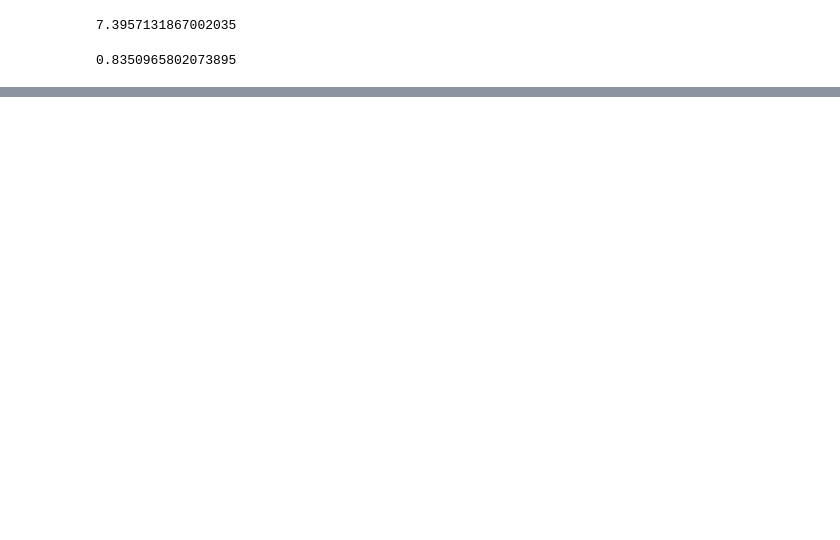
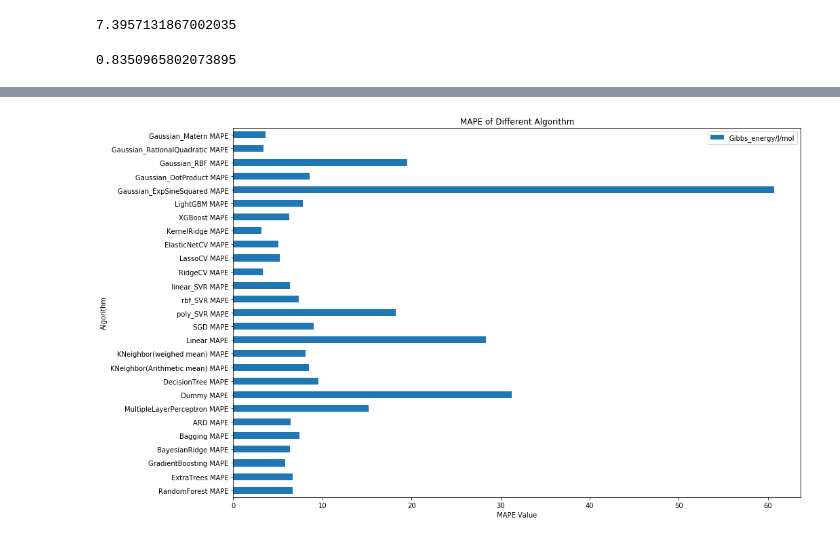
Before and after one commit to boledadian/cammp_7, a Jupyter notebook: P2/Question 2.ipynb, the cells around one changed output, grey strips where cells are left out. Saved outputs shown, nothing was run; the diff lists cells and outputs as text; code cells hidden in the pictures; blank space fills up the shorter version.

```diff
--- a/P2/Question 2.ipynb
+++ b/P2/Question 2.ipynb
@@ -73,0 +267,8 @@ Gaussian.score(Test[['Wt-% Cr','Wt-% C', 'T/K']],Test['Gibbs_energy/J/mol'])
+# %%
+data_MAPE.plot(kind='barh',stacked=True,figsize=(15, 10))
+plt.xlabel(u"MAPE Value")# plots an axis lable
+plt.ylabel(u"Algorithm")
+plt.title(u"MAPE of Different Algorithm")
+plt.savefig('./ MAPE of Different Algorithm.png',format='png')
+# %% [output]
+[figure, added]
```
Also changed, not shown: parts of 11 cells of this notebook, 4 other files.
